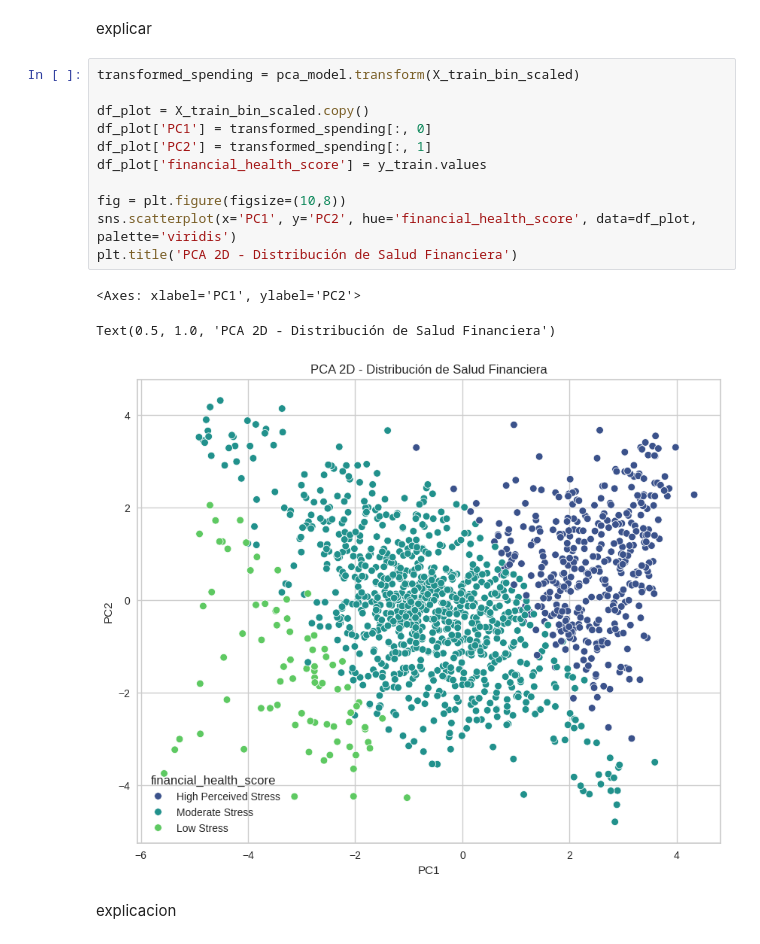
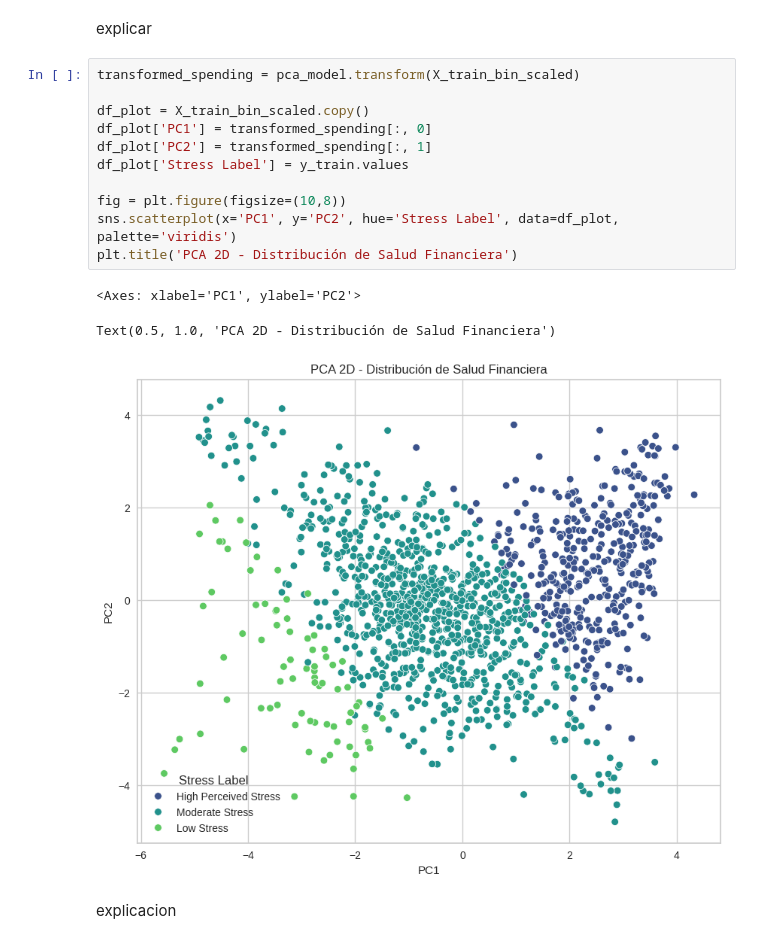
Before and after one commit to martingranados532004/APA-PROBLEMES-INDIVIDUALS, a Jupyter notebook: problema2-ex4.ipynb, the cells around one changed output. Cells and saved outputs as stored; diff of their text form.

```diff
--- a/problema2-ex4.ipynb
+++ b/problema2-ex4.ipynb
@@ -349,18 +349,18 @@ explicar
 # %%
 transformed_spending = pca_model.transform(X_train_bin_scaled)
 
 df_plot = X_train_bin_scaled.copy()
 df_plot['PC1'] = transformed_spending[:, 0]
 df_plot['PC2'] = transformed_spending[:, 1]
-df_plot['financial_health_score'] = y_train.values
+df_plot['Stress Label'] = y_train.values
 
 fig = plt.figure(figsize=(10,8))
-sns.scatterplot(x='PC1', y='PC2', hue='financial_health_score', data=df_plot, palette='viridis')
+sns.scatterplot(x='PC1', y='PC2', hue='Stress Label', data=df_plot, palette='viridis')
 plt.title('PCA 2D - Distribución de Salud Financiera')
 # %% [output]
 <Axes: xlabel='PC1', ylabel='PC2'>
 Text(0.5, 1.0, 'PCA 2D - Distribución de Salud Financiera')
-[figure, old version]
+[figure, new version]
 # %% [markdown]
 explicacion
 # %% [markdown]
```
